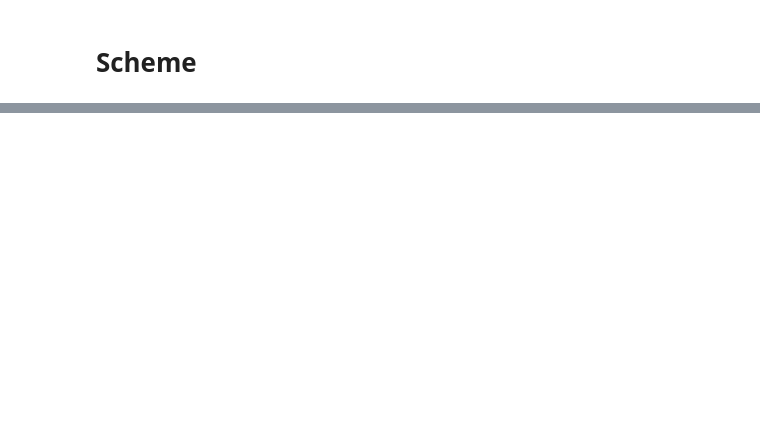
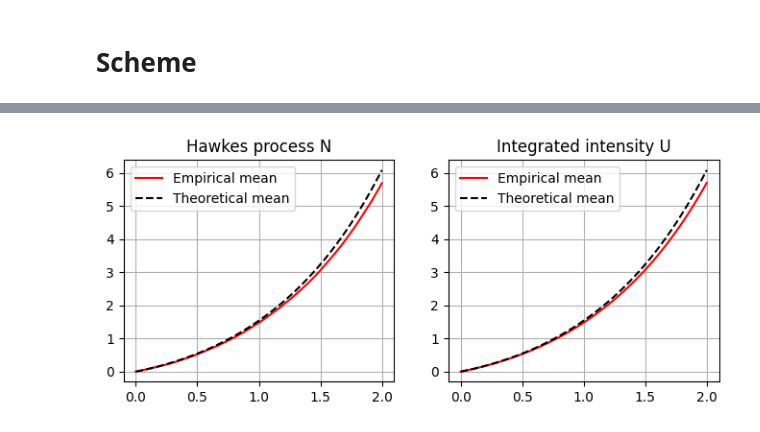
Before and after one commit to MrG1raffe/simulation, a Jupyter notebook: notebooks/VolterraHawkesScheme.ipynb, the cells around one changed output, grey strips where cells are left out. Cells and saved outputs as stored; diff of their text form; code cells hidden in the pictures; blank space fills up the shorter version.

```diff
--- a/notebooks/VolterraHawkesScheme.ipynb
+++ b/notebooks/VolterraHawkesScheme.ipynb
@@ -334,0 +344,18 @@ plt.show()
+# %%
+fig, ax = plt.subplots(1, 2, figsize=(8, 3))
+
+ax[0].plot(t_grid, N.mean(axis=1), "r", label="Empirical mean")
+ax[0].plot(t_grid, expected_U, "k--", label="Theoretical mean")
+ax[0].set_title('Hawkes process N')
+ax[0].legend()
+ax[0].grid("on")
+
+ax[1].plot(t_grid, U.mean(axis=1), "r", label="Empirical mean")
+ax[1].plot(t_grid, expected_U, "k--", label="Theoretical mean")
+ax[1].set_title('Integrated intensity U')
+ax[1].legend()
+ax[1].grid("on")
+
+plt.show()
+# %% [output]
+[figure, added]
```
Also changed, not shown: parts of 17 cells of this notebook, 1 other file.
